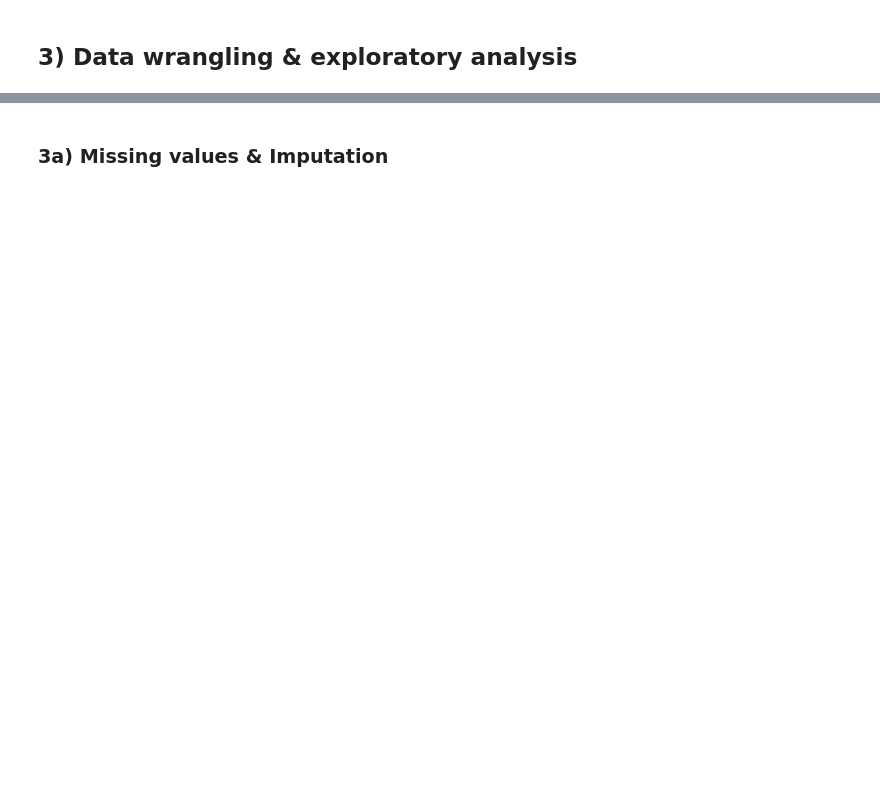
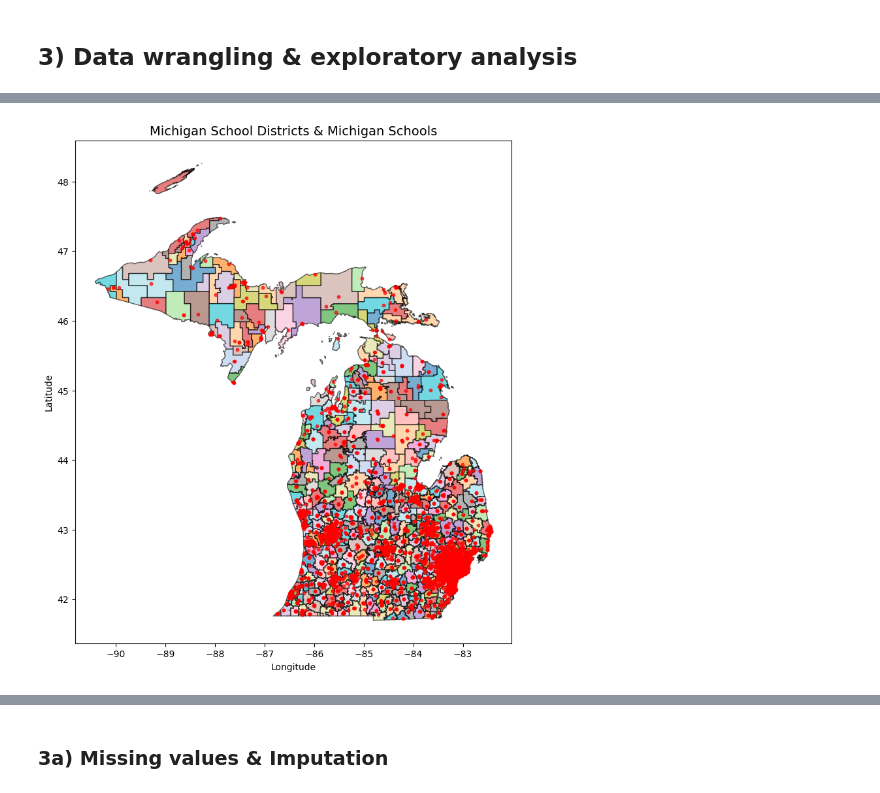
Before and after one commit to nikolozjaghiashvili/michigan-real-estate-project, a Jupyter notebook: main.ipynb, the cells around one changed output, grey strips where cells are left out. Cells and saved outputs as stored; diff of their text form; code cells hidden in the pictures; blank space fills up the shorter version.

```diff
--- a/main.ipynb
+++ b/main.ipynb
@@ -161,0 +183,22 @@ df_school_location
+# %%
+if regenerate_charts == True:
+    fig, ax = plt.subplots(figsize=(10, 10))
+    df_district_location.plot(ax=ax, edgecolor="black", cmap="tab20", alpha=0.6)
+    df_school_location.plot(
+        ax=ax, marker="o", color="red", markersize=10, alpha=0.7, label="Schools"
+    )
+
+    ax.set_title("Michigan School Districts & Michigan Schools", fontsize=14)
+    ax.set_xlabel("Longitude")
+    ax.set_ylabel("Latitude")
+
+    plt.show()
+    fig.savefig("resources/charts/michigan_school_districts_and_schools.png", dpi=500)
+else:
+    img = Image.open("resources/charts/michigan_school_districts_and_schools.png")
+    fig, ax = plt.subplots(figsize=(10, 10))
+    ax.imshow(img)
+    ax.axis("off")
+    plt.show()
+# %% [output]
+[figure, added]
```
Also changed, not shown: parts of 29 cells of this notebook, 7 other files.
